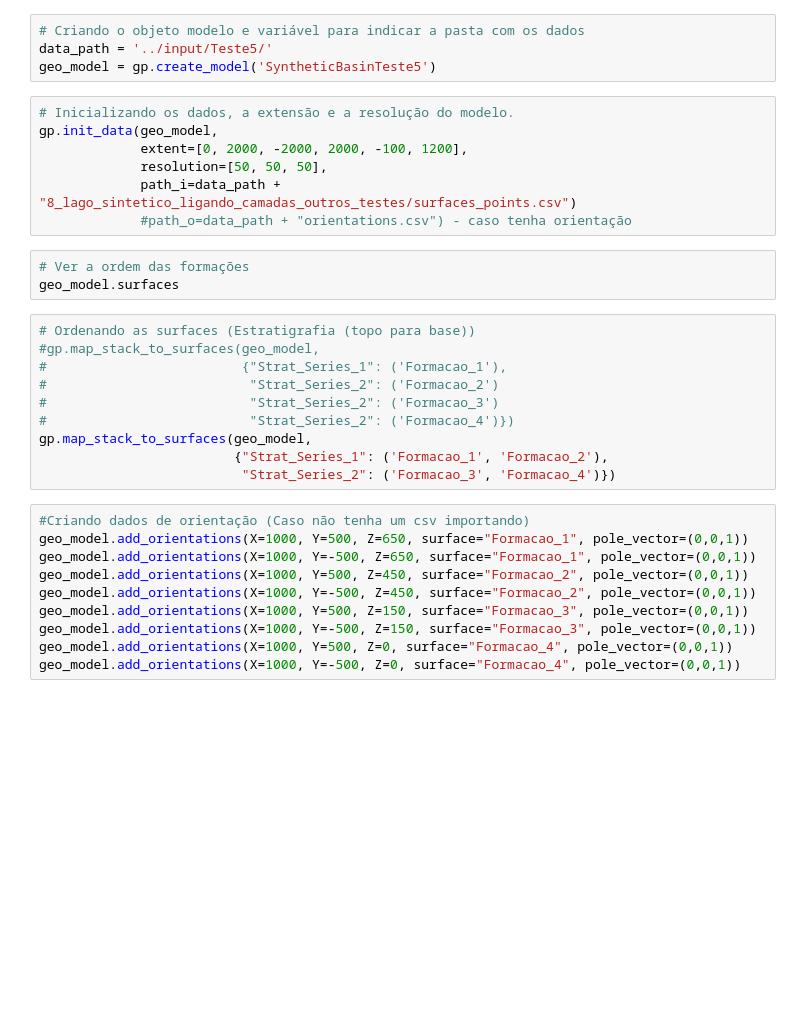
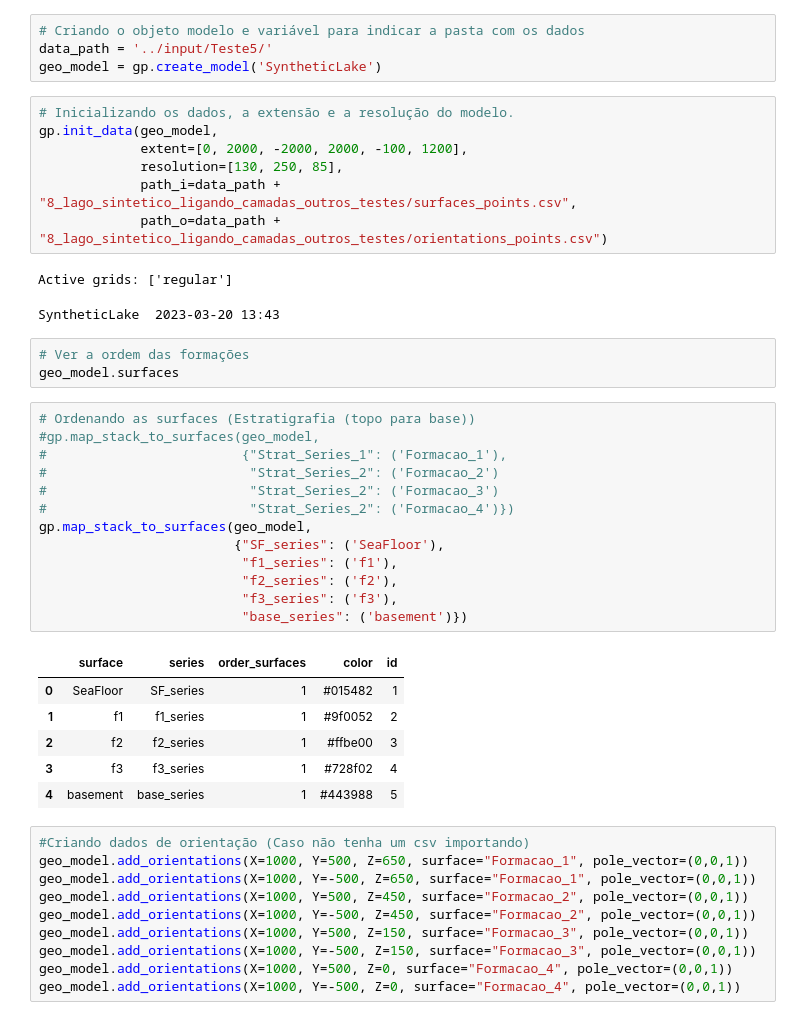
Before and after one commit to PR-4/3Dmodels, a Jupyter notebook: programs/Teste5_8_lago_sintetico_ligando_camadas_outros_testes.ipynb, the cells around one changed output. Saved outputs shown, nothing was run; the diff lists cells and outputs as text; blank space fills up the shorter version.

Commit message:
Mais testes e treinos

```diff
--- a/programs/Teste5_8_lago_sintetico_ligando_camadas_outros_testes.ipynb
+++ b/programs/Teste5_8_lago_sintetico_ligando_camadas_outros_testes.ipynb
@@ -13,27 +15,40 @@ pd.set_option('precision', 2)
 # %%
 # Criando o objeto modelo e variável para indicar a pasta com os dados
 data_path = '../input/Teste5/'
-geo_model = gp.create_model('SyntheticBasinTeste5')
+geo_model = gp.create_model('SyntheticLake')
 # %%
 # Inicializando os dados, a extensão e a resolução do modelo.
 gp.init_data(geo_model,
              extent=[0, 2000, -2000, 2000, -100, 1200],
-             resolution=[50, 50, 50],
-             path_i=data_path + "8_lago_sintetico_ligando_camadas_outros_testes/surfaces_points.csv")
-             #path_o=data_path + "orientations.csv") - caso tenha orientação
+             resolution=[130, 250, 85],
+             path_i=data_path + "8_lago_sintetico_ligando_camadas_outros_testes/surfaces_points.csv",
+             path_o=data_path + "8_lago_sintetico_ligando_camadas_outros_testes/orientations_points.csv")
+# %% [output]
+Active grids: ['regular']
+SyntheticLake  2023-03-20 13:43
 # %%
 # Ver a ordem das formações
 geo_model.surfaces
 # %%
 # Ordenando as surfaces (Estratigrafia (topo para base))
 #gp.map_stack_to_surfaces(geo_model,
 #                         {"Strat_Series_1": ('Formacao_1'),
 #                          "Strat_Series_2": ('Formacao_2')
 #                          "Strat_Series_2": ('Formacao_3')
 #                          "Strat_Series_2": ('Formacao_4')})
 gp.map_stack_to_surfaces(geo_model,
-                         {"Strat_Series_1": ('Formacao_1', 'Formacao_2'),
-                          "Strat_Series_2": ('Formacao_3', 'Formacao_4')})
+                         {"SF_series": ('SeaFloor'),
+                          "f1_series": ('f1'),
+                          "f2_series": ('f2'),
+                          "f3_series": ('f3'),
+                          "base_series": ('basement')})
+# %% [output]
+|  | surface | series | order_surfaces | color | id |
+| 0 | SeaFloor | SF_series | 1 | #015482 | 1 |
+| 1 | f1 | f1_series | 1 | #9f0052 | 2 |
+| 2 | f2 | f2_series | 1 | #ffbe00 | 3 |
+| 3 | f3 | f3_series | 1 | #728f02 | 4 |
+| 4 | basement | base_series | 1 | #443988 | 5 |
 # %%
 #Criando dados de orientação (Caso não tenha um csv importando)
 geo_model.add_orientations(X=1000, Y=500, Z=650, surface="Formacao_1", pole_vector=(0,0,1))
```
Also changed, not shown: parts of 5 cells of this notebook, 9 other files.
